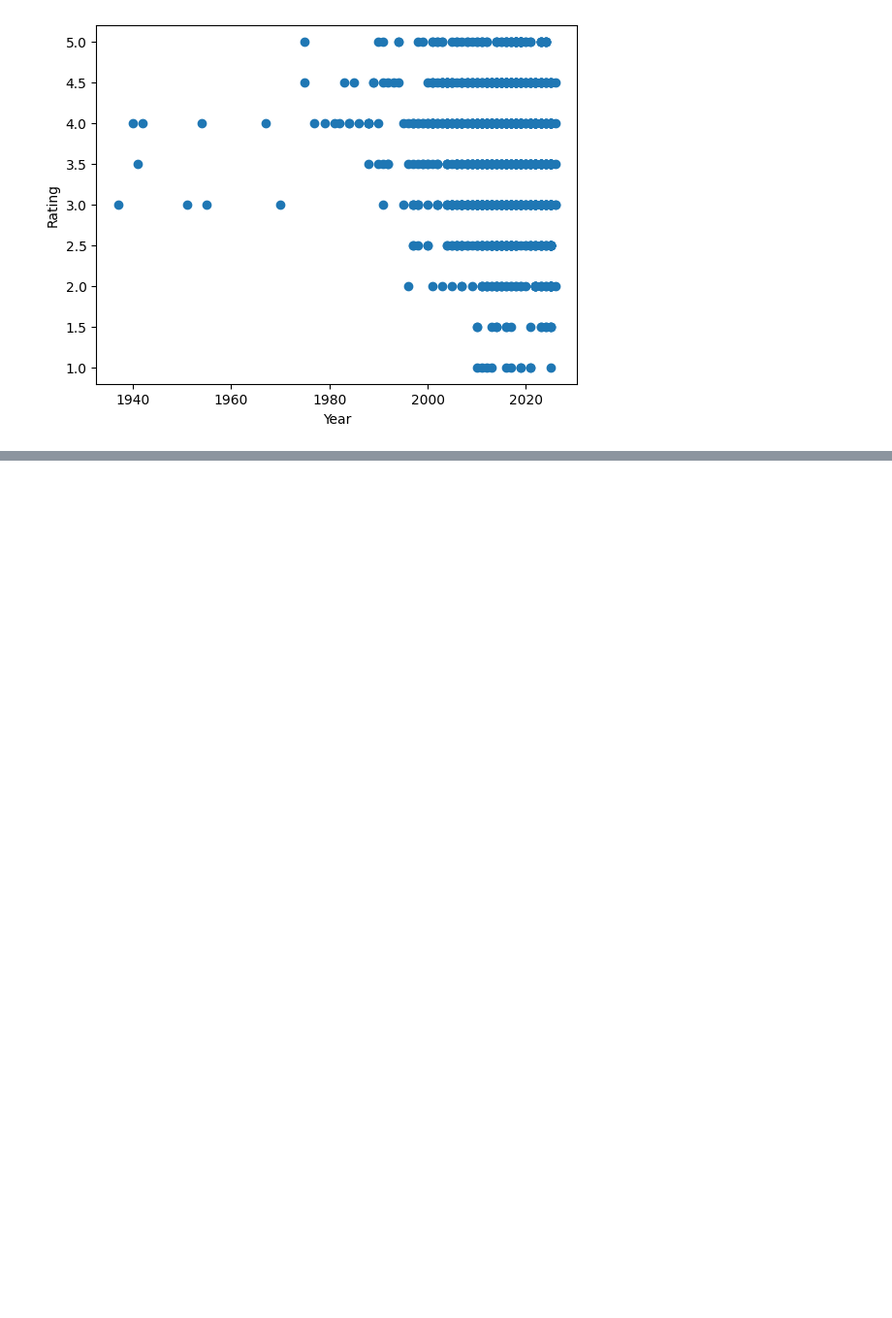
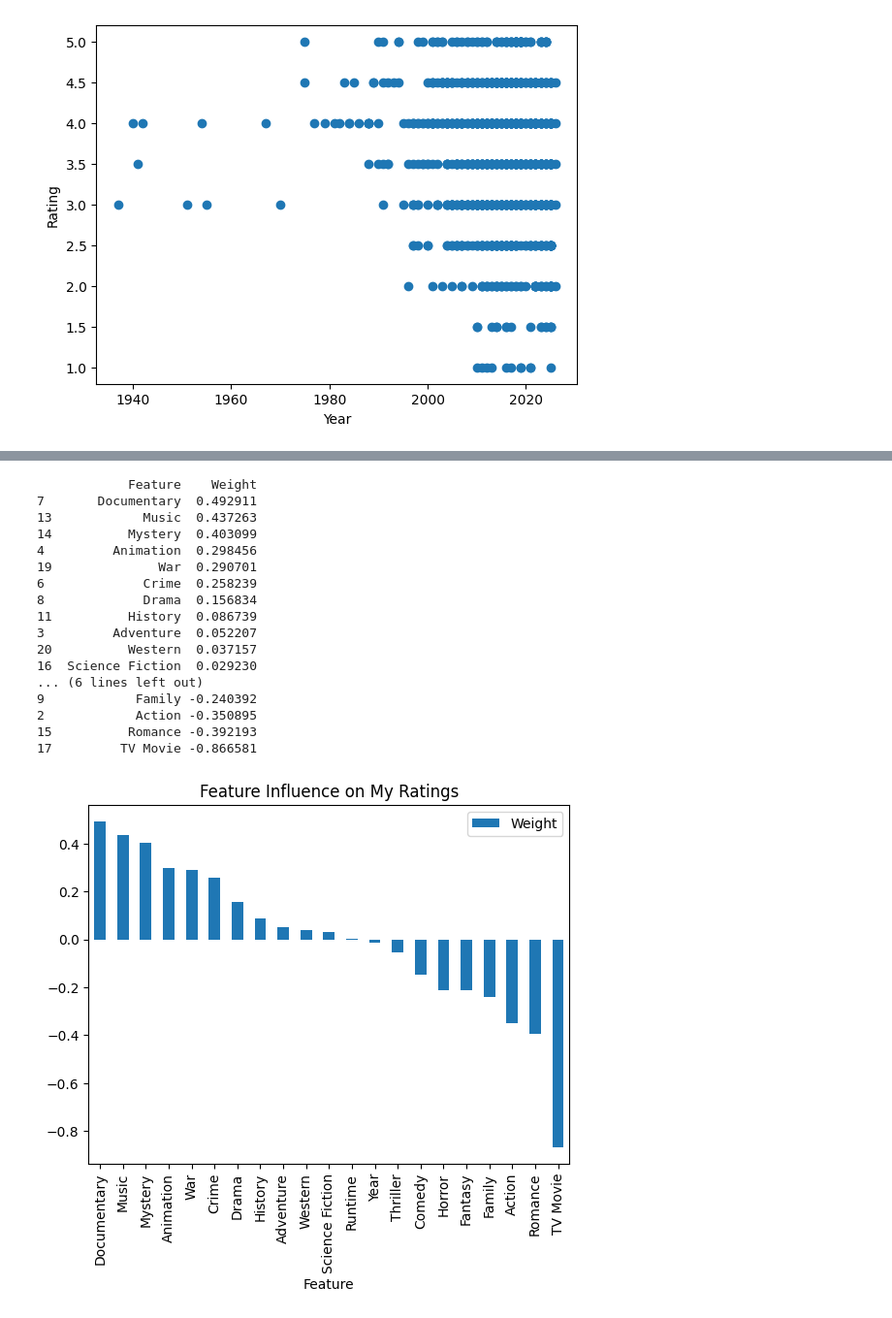
Before and after one commit to siddharth-padakanti/letterboxd-rating-analysis, a Jupyter notebook: notebook/analysis.ipynb, the cells around one changed output, grey strips where cells are left out. Shown at 97% size. Cells and saved outputs as stored; diff of their text form; code cells hidden in the pictures; blank space fills up the shorter version.

```diff
--- a/notebook/analysis.ipynb
+++ b/notebook/analysis.ipynb
@@ -89,0 +171,30 @@ data_exploded.groupby("Genre")["Rating"].mean().sort_values().plot(kind="bar")
+# %%
+coefficients = pd.DataFrame({
+    'Feature': X.columns,
+    'Weight': model.coef_
+}).sort_values(by='Weight', ascending=False)
+
+print(coefficients)
+
+coefficients.set_index('Feature').plot(kind='bar')
+plt.title("Feature Influence on My Ratings")
+plt.show()
+# %% [output]
+            Feature    Weight
+7       Documentary  0.492911
+13            Music  0.437263
+14          Mystery  0.403099
+4         Animation  0.298456
+19              War  0.290701
+6             Crime  0.258239
+8             Drama  0.156834
+11          History  0.086739
+3         Adventure  0.052207
+20          Western  0.037157
+16  Science Fiction  0.029230
+... (6 lines left out)
+9            Family -0.240392
+2            Action -0.350895
+15          Romance -0.392193
+17         TV Movie -0.866581
+[figure, added]
```
Also changed, not shown: parts of 26 cells of this notebook, 1 other file.
